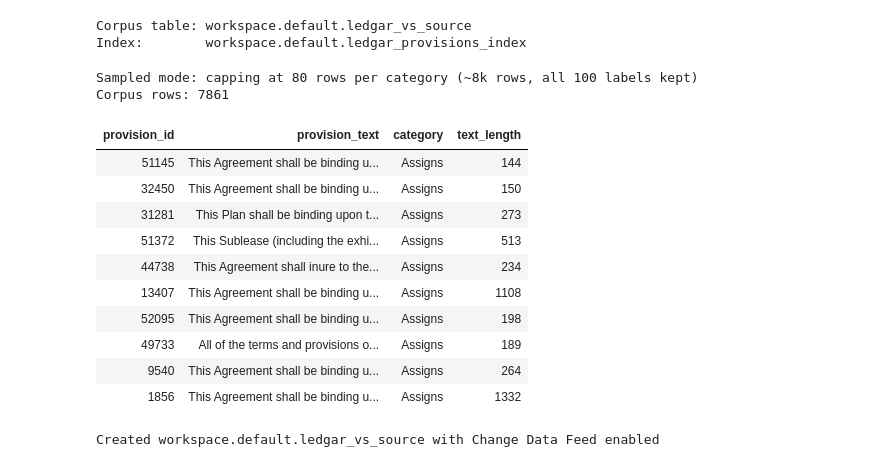
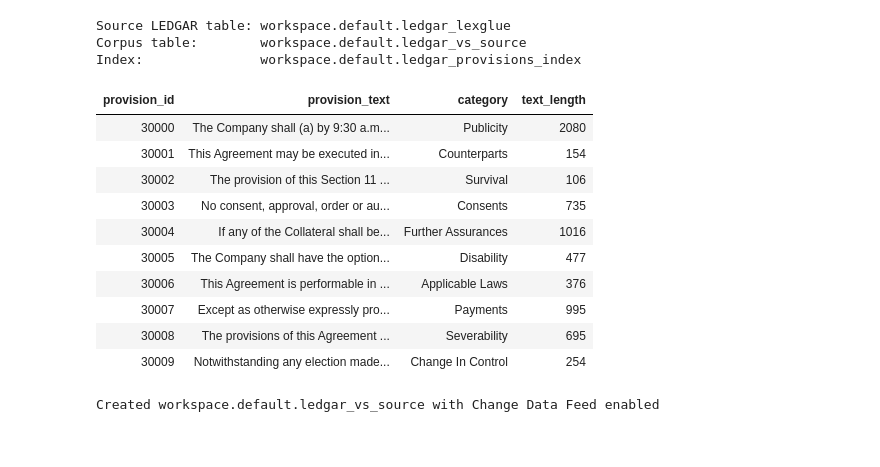
Before and after one commit to nicole-rowley-msaai/MS_AAI_510_Agentic_AI_Sys_Final_Project, a Jupyter notebook: data/01b_embeddings_vector_search.ipynb, the cells around one changed output. Saved outputs shown, nothing was run; the diff lists cells and outputs as text; code cells hidden in the pictures.

```diff
--- a/data/01b_embeddings_vector_search.ipynb
+++ b/data/01b_embeddings_vector_search.ipynb
@@ -48,63 +27,50 @@ dbutils.library.restartPython()
 # Read Configurations & Set Variables
 CATALOG = dbutils.widgets.get("catalog")
 SCHEMA = dbutils.widgets.get("schema")
-CORPUS_MODE = dbutils.widgets.get("corpus_mode")
 VS_ENDPOINT = dbutils.widgets.get("vs_endpoint")
 EMBEDDING_ENDPOINT = dbutils.widgets.get("embedding_endpoint")
 
+LEDGAR_TABLE = f"{CATALOG}.{SCHEMA}.ledgar_lexglue"          # written by 01a
 SOURCE_TABLE = f"{CATALOG}.{SCHEMA}.ledgar_vs_source"
 INDEX_NAME = f"{CATALOG}.{SCHEMA}.ledgar_provisions_index"   # must be a 3-part UC name
 
-print(f"Corpus table: {SOURCE_TABLE}")
-print(f"Index:        {INDEX_NAME}")
+print(f"Source LEDGAR table: {LEDGAR_TABLE}")
+print(f"Corpus table:        {SOURCE_TABLE}")
+print(f"Index:               {INDEX_NAME}")
 # %% [output]
-Corpus table: workspace.default.ledgar_vs_source
-Index:        workspace.default.ledgar_provisions_index
+Source LEDGAR table: workspace.default.ledgar_lexglue
+Corpus table:        workspace.default.ledgar_vs_source
+Index:               workspace.default.ledgar_provisions_index
 # %%
-# Build Retrieval Corpus (Train Split)
+# Build Retrieval Corpus (full train split)
 from pyspark.sql import functions as F
-from pyspark.sql.window import Window
 
-df = spark.table("default.ledgar_lexglue")
+df = spark.table(LEDGAR_TABLE)
 
 corpus_df = (
     df.filter(F.col("split") == "train")
-      # category_label is an array<string> (cell 4 of 01 does x[0] on 'gold')
+      # 01a stores category_label as array<string> (alias of LEDGAR 'gold'); take the single label.
       .withColumn("category", F.col("category_label").getItem(0))
       .filter(F.trim(F.col("provision_text")) != "")
       # provisions are short paragraphs; no chunking needed. Truncate defensively.
       .withColumn("provision_text", F.substring("provision_text", 1, 8000))
       .select("provision_id", "provision_text", "category", "text_length")
 )
 
-if CORPUS_MODE.startswith("Sampled"):
-    print("Sampled mode: capping at 80 rows per category (~8k rows, all 100 labels kept)")
-    w = Window.partitionBy("category").orderBy(F.rand(seed=42))
-    corpus_df = (
-        corpus_df
-        .withColumn("rn", F.row_number().over(w))
-        .filter(F.col("rn") <= 80)
-        .drop("rn")
-    )
-else:
-    print("Full mode: indexing entire train split")
-
-print(f"Corpus rows: {corpus_df.count()}")
+# print(f"Corpus rows (full train split): {corpus_df.count()}")
 display(corpus_df.limit(10))
 # %% [output]
-Sampled mode: capping at 80 rows per category (~8k rows, all 100 labels kept)
-Corpus rows: 7861
 | provision_id | provision_text | category | text_length |
-| 51145 | This Agreement shall be binding u... | Assigns | 144 |
-| 32450 | This Agreement shall be binding u... | Assigns | 150 |
-| 31281 | This Plan shall be binding upon t... | Assigns | 273 |
-| 51372 | This Sublease (including the exhi... | Assigns | 513 |
-| 44738 | This Agreement shall inure to the... | Assigns | 234 |
-| 13407 | This Agreement shall be binding u... | Assigns | 1108 |
-| 52095 | This Agreement shall be binding u... | Assigns | 198 |
-| 49733 | All of the terms and provisions o... | Assigns | 189 |
-| 9540 | This Agreement shall be binding u... | Assigns | 264 |
-| 1856 | This Agreement shall be binding u... | Assigns | 1332 |
+| 30000 | The Company shall (a) by 9:30 a.m... | Publicity | 2080 |
+| 30001 | This Agreement may be executed in... | Counterparts | 154 |
+| 30002 | The provision of this Section 11 ... | Survival | 106 |
+| 30003 | No consent, approval, order or au... | Consents | 735 |
+| 30004 | If any of the Collateral shall be... | Further Assurances | 1016 |
+| 30005 | The Company shall have the option... | Disability | 477 |
+| 30006 | This Agreement is performable in ... | Applicable Laws | 376 |
+| 30007 | Except as otherwise expressly pro... | Payments | 995 |
+| 30008 | The provisions of this Agreement ... | Severability | 695 |
+| 30009 | Notwithstanding any election made... | Change In Control | 254 |
 # %%
 # Write Corpus Table, Enable Change Data Feed
 (
```
Also changed, not shown: parts of 8 cells of this notebook, 7 other files.
